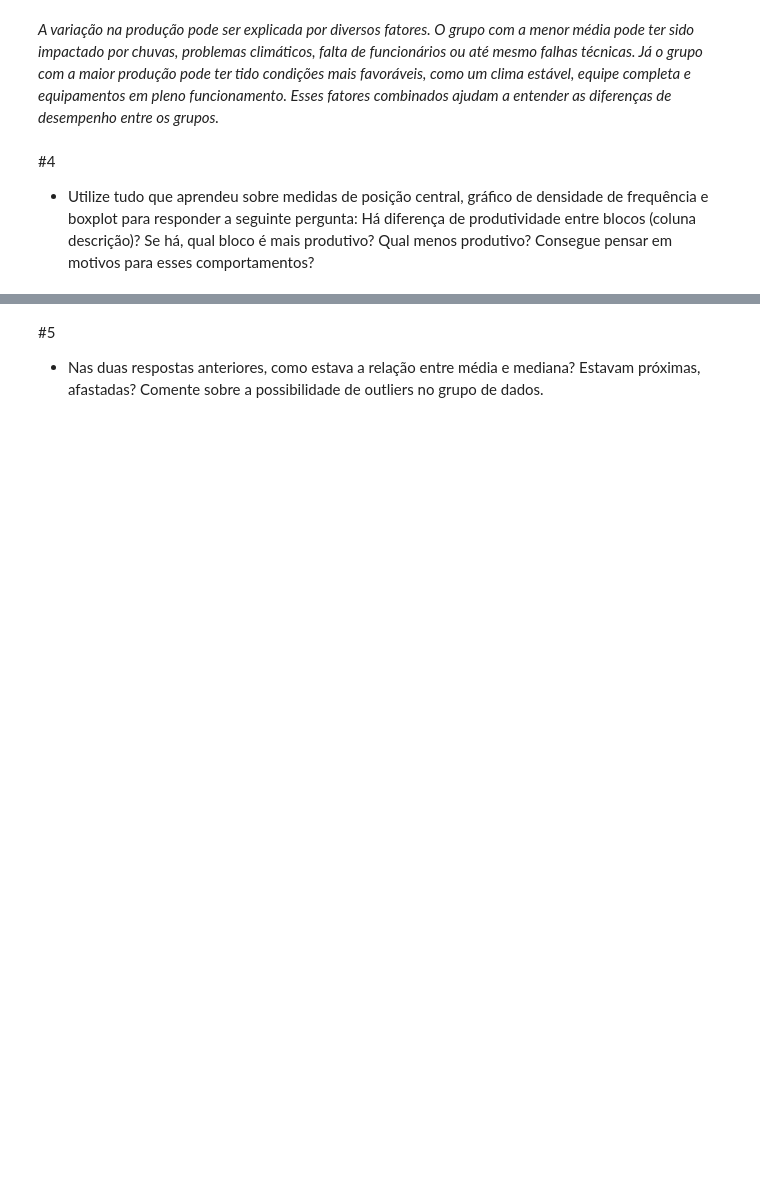
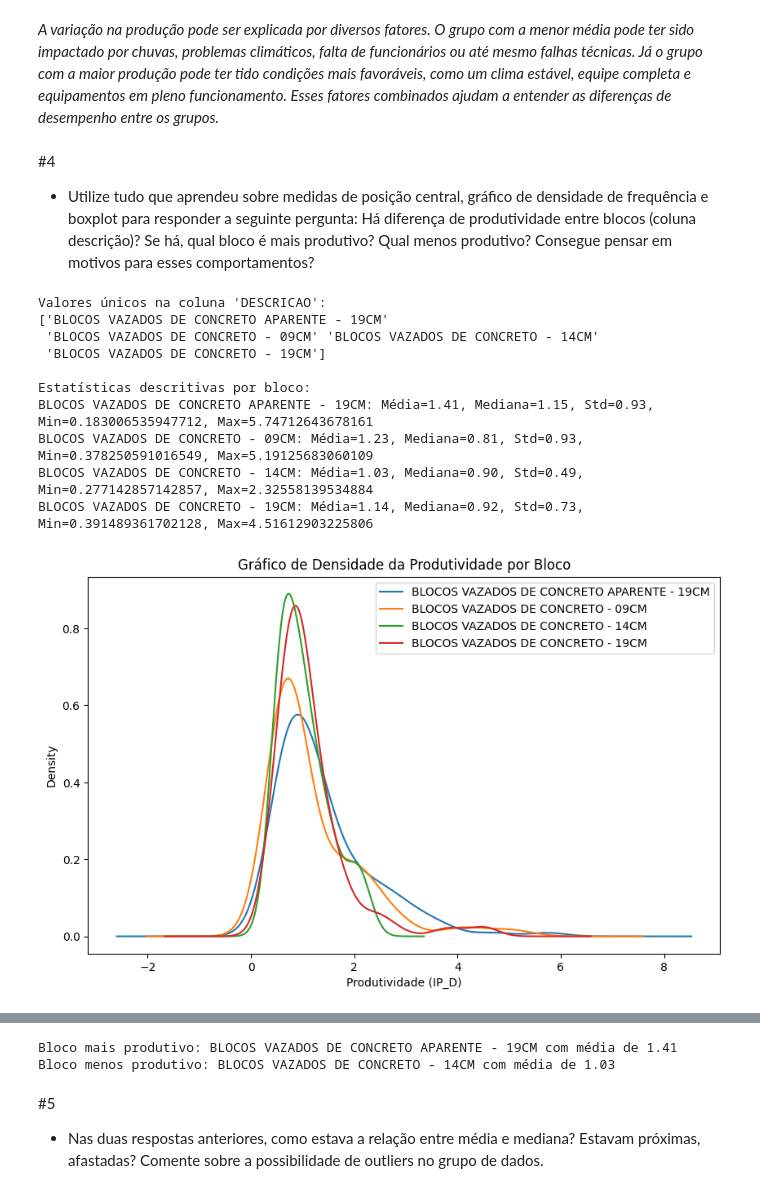
Before and after one commit to lucksza/cp-1-DATA-SCIENCE, a Jupyter notebook: cp_1_DATA_SCIENCE_And_STATISTICAL_COMPUTING.ipynb, the cells around one changed output, grey strips where cells are left out. Drawn from its saved outputs; the diff is of its cells as text; code cells hidden in the pictures; blank space fills up the shorter version.

```diff
--- a/cp_1_DATA_SCIENCE_And_STATISTICAL_COMPUTING.ipynb
+++ b/cp_1_DATA_SCIENCE_And_STATISTICAL_COMPUTING.ipynb
@@ -157,3 +161,81 @@ drive.mount('/content/drive')
 # %% [markdown]
 #4
  - Utilize tudo que aprendeu sobre medidas de posição central, gráfico de densidade de frequência e boxplot para responder a seguinte pergunta: Há diferença de produtividade entre blocos (coluna descrição)? Se há, qual bloco é mais produtivo? Qual menos produtivo? Consegue pensar em motivos para esses comportamentos?
+# %%
+import pandas as pd
+import matplotlib.pyplot as plt
+
+
+df = pd.read_csv('dados_produtividade_construcao.csv')
+
+unique_blocos = df['DESCRICAO'].unique()
+print("Valores únicos na coluna 'DESCRICAO':")
+print(unique_blocos)
+
+
+block_stats = {}
+
+for bloco in unique_blocos:
+    subset = df[df['DESCRICAO'] == bloco]
+    if not subset["IP_D"].empty:
+        mean_val   = subset["IP_D"].mean()
+        median_val = subset["IP_D"].median()
+        std_val    = subset["IP_D"].std()
+        min_val    = subset["IP_D"].min()
+        max_val    = subset["IP_D"].max()
+        block_stats[bloco] = {
+            "mean": mean_val,
+            "median": median_val,
+            "std": std_val,
+            "min": min_val,
+            "max": max_val
+        }
+
+print("\nEstatísticas descritivas por bloco:")
+for bloco, stats in block_stats.items():
+    print(f"{bloco}: Média={stats['mean']:.2f}, Mediana={stats['median']:.2f}, Std={stats['std']:.2f}, Min={stats['min']}, Max={stats['max']}")
+
+plt.figure(figsize=(10,6))
+for bloco in unique_blocos:
+    subset = df[df['DESCRICAO'] == bloco]
+    if not subset["IP_D"].empty:
+        subset["IP_D"].plot(kind='density', label=bloco)
+plt.title('Gráfico de Densidade da Produtividade por Bloco')
+plt.xlabel('Produtividade (IP_D)')
+plt.legend()
+plt.show()
+
+
+data_to_plot = []
+labels = []
+for bloco in unique_blocos:
+    subset = df[df['DESCRICAO'] == bloco]
+    if not subset["IP_D"].empty:
+        data_to_plot.append(subset["IP_D"])
+        labels.append(bloco)
+
+plt.figure(figsize=(10,6))
+plt.boxplot(data_to_plot, labels=labels)
+plt.title('Boxplot da Produtividade por Bloco')
+plt.ylabel('Produtividade (IP_D)')
+plt.xticks(rotation=45)
+plt.show()
+
+
+most_productive = max(block_stats.items(), key=lambda x: x[1]["mean"])
+least_productive = min(block_stats.items(), key=lambda x: x[1]["mean"])
+
+print(f"\nBloco mais produtivo: {most_productive[0]} com média de {most_productive[1]['mean']:.2f}")
+print(f"Bloco menos produtivo: {least_productive[0]} com média de {least_productive[1]['mean']:.2f}")
+# %% [output]
+Valores únicos na coluna 'DESCRICAO':
+['BLOCOS VAZADOS DE CONCRETO APARENTE - 19CM'
+ 'BLOCOS VAZADOS DE CONCRETO - 09CM' 'BLOCOS VAZADOS DE CONCRETO - 14CM'
+ 'BLOCOS VAZADOS DE CONCRETO - 19CM']
+
+Estatísticas descritivas por bloco:
+BLOCOS VAZADOS DE CONCRETO APARENTE - 19CM: Média=1.41, Mediana=1.15, Std=0.93, Min=0.183006535947712, Max=5.74712643678161
+BLOCOS VAZADOS DE CONCRETO - 09CM: Média=1.23, Mediana=0.81, Std=0.93, Min=0.378250591016549, Max=5.19125683060109
+BLOCOS VAZADOS DE CONCRETO - 14CM: Média=1.03, Mediana=0.90, Std=0.49, Min=0.277142857142857, Max=2.32558139534884
+BLOCOS VAZADOS DE CONCRETO - 19CM: Média=1.14, Mediana=0.92, Std=0.73, Min=0.391489361702128, Max=4.51612903225806
+[figure, added]
@@ -160 +243,3 @@ drive.mount('/content/drive')
+Bloco mais produtivo: BLOCOS VAZADOS DE CONCRETO APARENTE - 19CM com média de 1.41
+Bloco menos produtivo: BLOCOS VAZADOS DE CONCRETO - 14CM com média de 1.03
 # %% [markdown]
```
Also changed, not shown: parts of 14 cells of this notebook.
